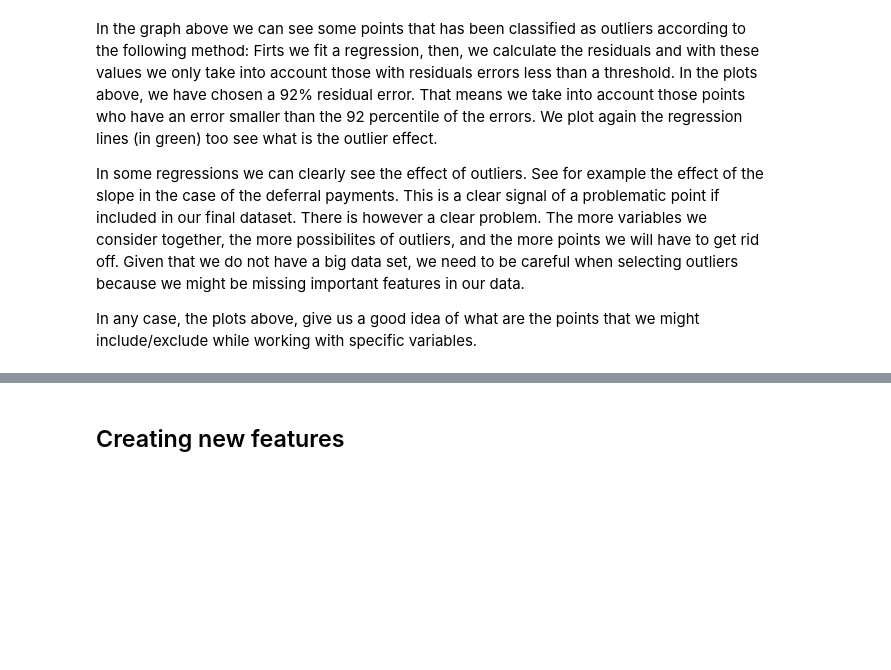
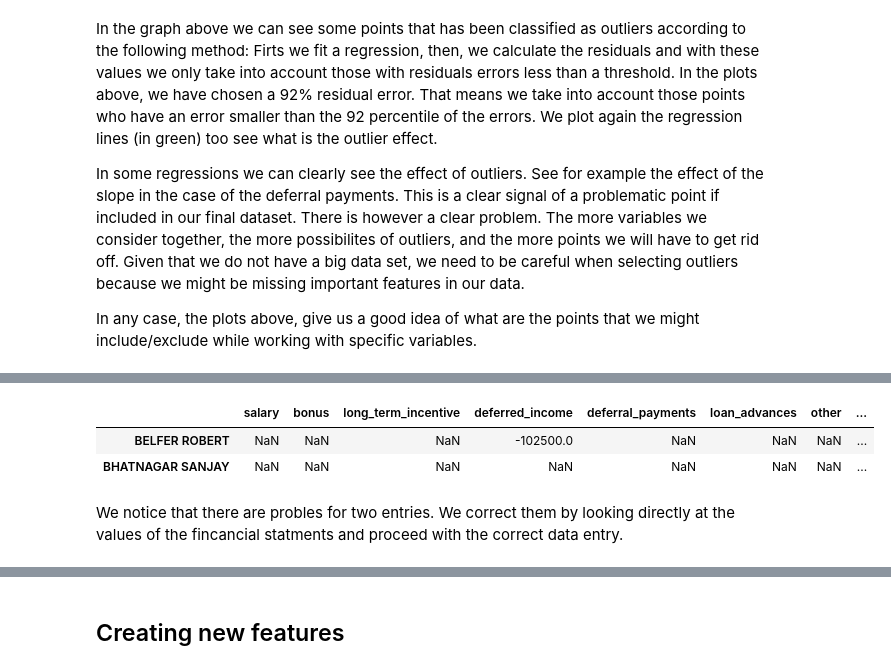
Before and after one commit to jlcoto/Udacity, a Jupyter notebook: machine_learning_project/Identifying_fraud_enron.ipynb, the cells around one changed output, grey strips where cells are left out. Cells and saved outputs as stored; diff of their text form; code cells hidden in the pictures; blank space fills up the shorter version.

```diff
--- a/machine_learning_project/Identifying_fraud_enron.ipynb
+++ b/machine_learning_project/Identifying_fraud_enron.ipynb
@@ -131,0 +156,14 @@ In any case, the plots above, give us a good idea of what are the points that we
+# %%
+#creating variable for comparison
+sum_var = ['salary', 'bonus','long_term_incentive', 'deferred_income', 'deferral_payments', 'loan_advances', 'other', 'expenses', 'director_fees']
+data_enron["total_pay_comp"] = data_enron.loc[:, sum_var].sum(axis=1)
+difference_indicator = data_enron["total_pay_comp"] != data_enron["total_payments"]
+#
+problem_data = data_enron.loc[difference_indicator, ["total_pay_comp", "total_payments"]][:2].index
+data_enron.loc[problem_data, sum_var]
+# %% [output]
+|  | salary | bonus | long_term_incentive | deferred_income | deferral_payments | loan_advances | other | ... |
+| BELFER ROBERT | NaN | NaN | NaN | -102500.0 | NaN | NaN | NaN | ... |
+| BHATNAGAR SANJAY | NaN | NaN | NaN | NaN | NaN | NaN | NaN | ... |
+# %% [markdown]
+We notice that there are probles for two entries. We correct them by looking directly at the values of the fincancial statments and proceed with the correct data entry.
```
Also changed, not shown: parts of 123 cells of this notebook, 6 other files.
